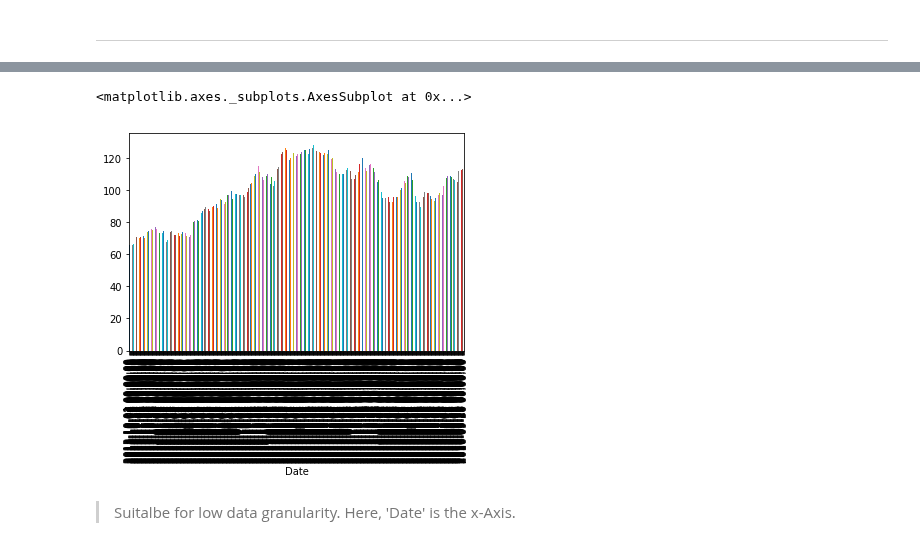
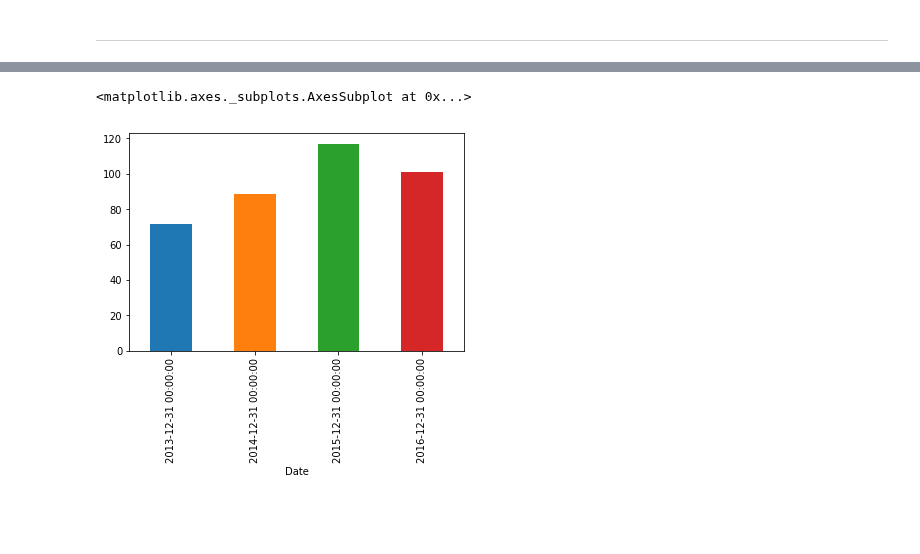
Before and after one commit to CFerraren/Python-Matplotlib, a Jupyter notebook: 1.2_Bar Plot.ipynb, the cells around one changed output, grey strips where cells are left out. Cells and saved outputs as stored; diff of their text form; code cells hidden in the pictures; blank space fills up the shorter version.

Commit message:
Add Bar Plot

```diff
--- a/1.2_Bar Plot.ipynb
+++ b/1.2_Bar Plot.ipynb
@@ -118,0 +142,4 @@ dfq
+# %%
+
+dfy = aapl.resample('A-DEC').mean()
+dfy
@@ -119,9 +153,7 @@ dfq
 # %%
-# per Day
+# per year(December)
 
-aapl['Adj Close'].plot(kind='bar')
+dfy['Adj Close'].plot(kind='bar')
 # %% [output]
 <matplotlib.axes._subplots.AxesSubplot at 0x...>
-[figure, old version]
+[figure, new version]
-# %% [markdown]
-> Suitalbe for low data granularity. Here, 'Date' is the x-Axis.
```
Also changed, not shown: parts of 9 cells of this notebook, 1 other file.
